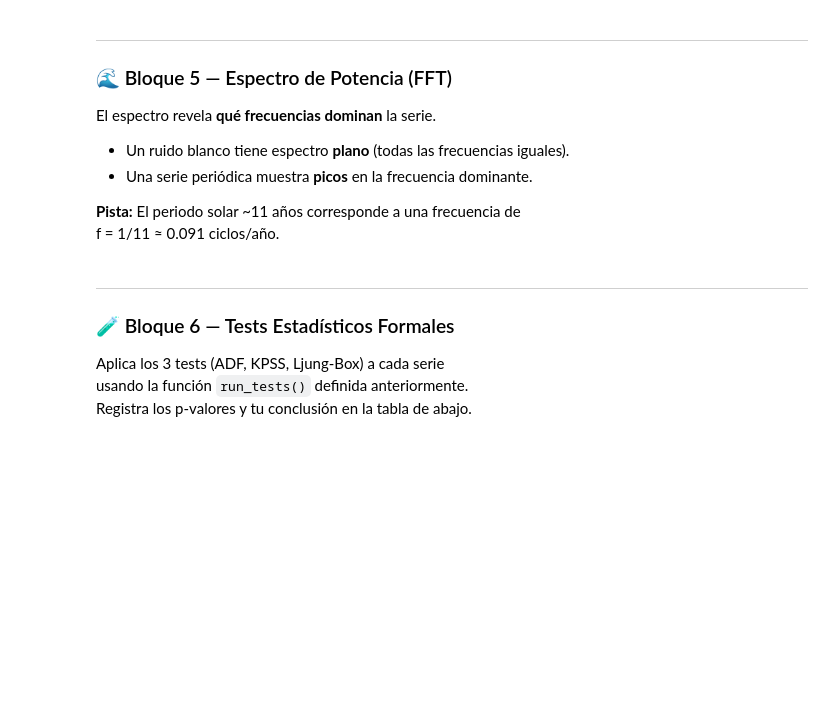
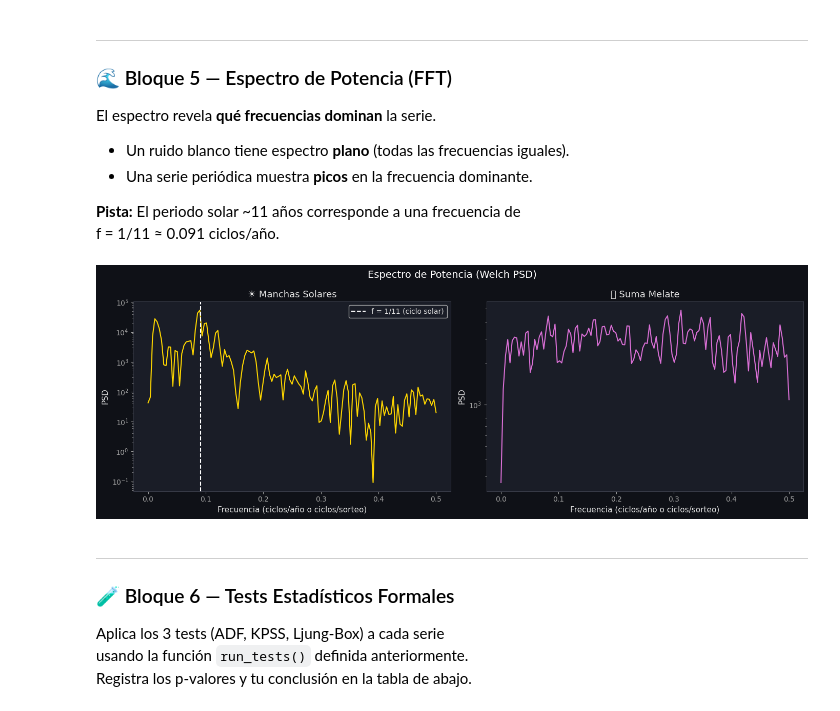
Before and after one commit to Alan-Rojas/School-Notes, a Jupyter notebook: Num_Analysis/M4/actividad_diagnostica_series_tiempo.ipynb, the cells around one changed output. Cells and saved outputs as stored; diff of their text form; code cells hidden in the pictures; blank space fills up the shorter version.

```diff
--- a/Num_Analysis/M4/actividad_diagnostica_series_tiempo.ipynb
+++ b/Num_Analysis/M4/actividad_diagnostica_series_tiempo.ipynb
@@ -701,21 +740,28 @@ f = 1/11 ≈ 0.091 ciclos/año.
 # %%
 fig, (ax1, ax2) = plt.subplots(1, 2, figsize=(14, 5))
 fig.suptitle("Espectro de Potencia (Welch PSD)", fontsize=14, color='white')
-
 for ax, serie, nombre, col in [(ax1, solar,  "☀️ Manchas Solares", PALETA[2]),
                                 (ax2, melate, "🎱 Suma Melate",     PALETA[5])]:
     # ✏️ TU CÓDIGO AQUÍ
     # Calcula la PSD con signal.welch(serie.values, fs=1.0, nperseg=...)
     # Grafica en escala semilogarítmica
     # Marca con línea vertical la frecuencia f=1/11 en el panel solar
     # -------------------------------------------------------------------
+    f, Pxx = signal.welch(serie.values, fs=1.0, nperseg=min(256, len(serie)))
+    ax.semilogy(f, Pxx, color=col, linewidth=1.5)
+    if serie is solar:
+        ax.axvline(1/11, color='white', linestyle='--', linewidth=1.5,
+                   label='f = 1/11 (ciclo solar)')
+        ax.legend()
+
     ax.set_title(nombre)
     ax.set_xlabel("Frecuencia (ciclos/año o ciclos/sorteo)")
     ax.set_ylabel("PSD")
-
 plt.tight_layout()
 plt.savefig("fig_act_espectro.png", dpi=120, bbox_inches='tight')
 plt.show()
+# %% [output]
+[figure, added]
 # %% [markdown]
 ---
 ### 🧪 Bloque 6 — Tests Estadísticos Formales
```
Also changed, not shown: parts of 9 cells of this notebook, 3 other files.
